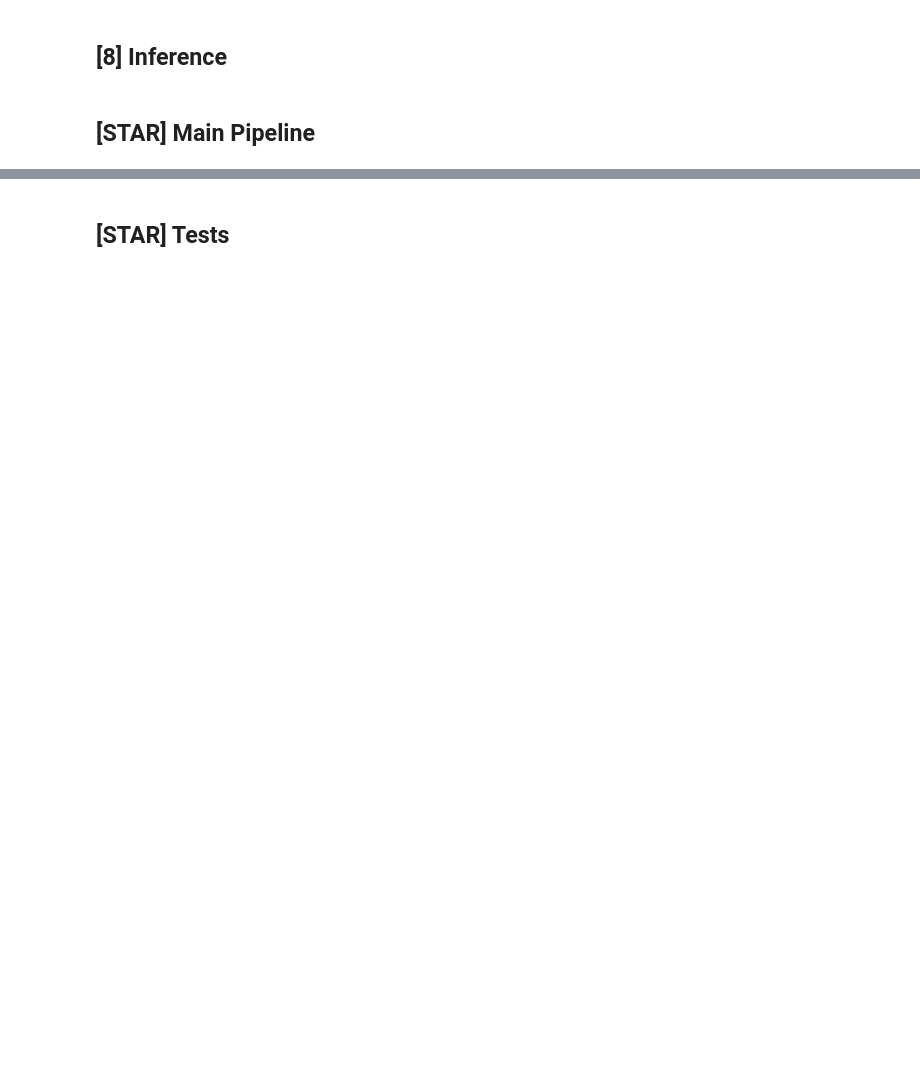
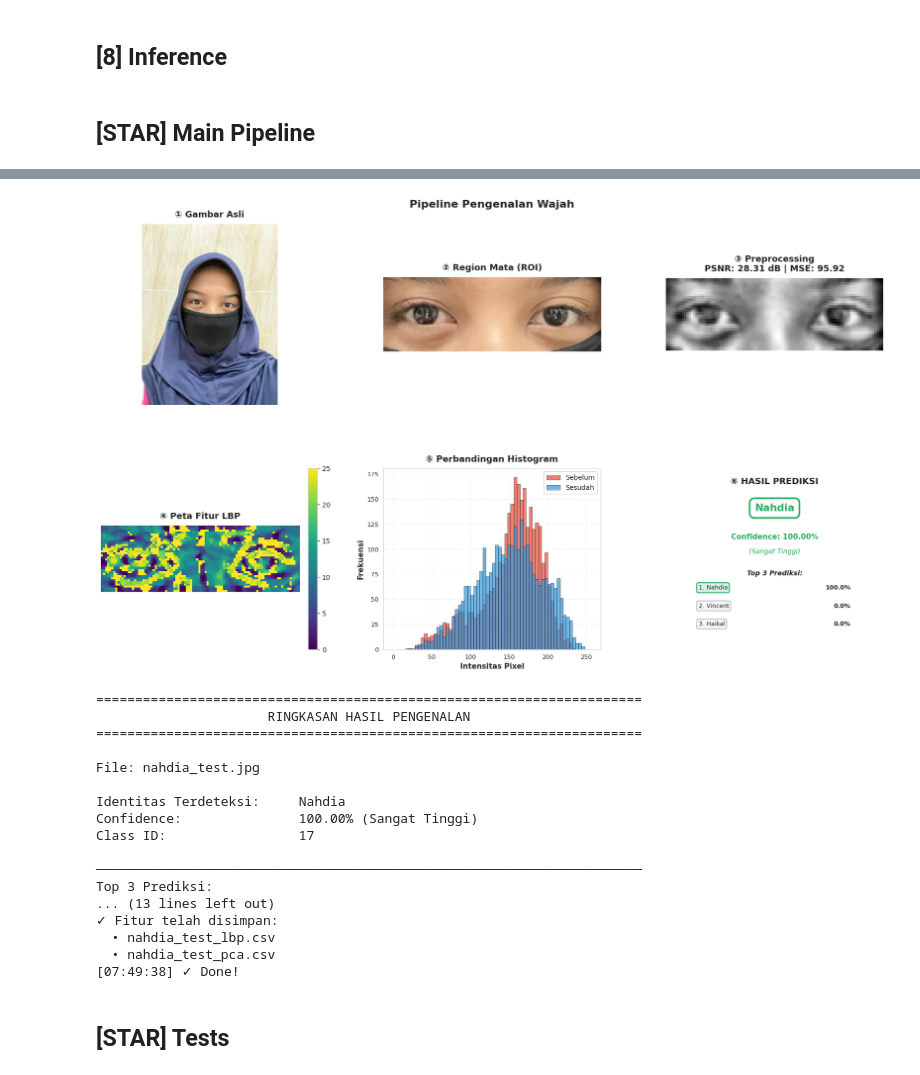
Before and after one commit to HaikalMuhammadRafli/revl, a Jupyter notebook: FINAL_CM_GROUP7.ipynb, the cells around one changed output, grey strips where cells are left out. Drawn from its saved outputs; the diff is of its cells as text; code cells hidden in the pictures; blank space fills up the shorter version.

```diff
--- a/FINAL_CM_GROUP7.ipynb
+++ b/FINAL_CM_GROUP7.ipynb
@@ -57,12 +78,12 @@ CONFIG = {
         'masked': Path('/content/drive/MyDrive/Campus/PCVK_5/IMAGES/PBL/PRIMARY/MASKED'),
         'unmasked': Path('/content/drive/MyDrive/Campus/PCVK_5/IMAGES/PBL/PRIMARY/UNMASKED'),
     },
-    'DATASET_LIMIT': 100,
+    'DATASET_LIMIT': 60,
     'USE_BOTH_SOURCES': True,
     'MODEL_PATH': Path('models'),
     'FACE_DETECTION_CONFIDENCE': 0.5,
     'EYE_ROI_TARGET_SIZE': (96, 32),
-    'NEIGHBORS': 12,
+    'NEIGHBORS': 9,
 }
 
 # Create directories
@@ -71,14 +92,6 @@ CONFIG['MODEL_PATH'].mkdir(parents=True, exist_ok=True)
 # Eye landmark indices
 LEFT_EYE_INDICES = [33, 133, 160, 159, 158, 157, 173]  # Left eye contour
 RIGHT_EYE_INDICES = [362, 263, 387, 386, 385, 384, 398]  # Right eye contour
-
-FACE_OVAL_INDICES = [
-    10, 338, 297, 332, 284, 251, 389, 356, 454,
-    323, 361, 288, 397, 365, 379, 378, 400, 377,
-    152, 148, 176, 149, 150, 136, 172, 58, 132,
-    93, 234, 127, 162, 21, 54, 103, 67, 109
-]
-
 
 # Initialize MediaPipe Face Mesh (global)
 mp_face_mesh = mp.solutions.face_mesh
@@ -243,7 +264,7 @@ def crop_eye_roi(image, landmarks):
 
     # Tambahkan margin di sekitar mata untuk konteks lebih baik
     margin_x = int((x_max - x_min) * 0.1)   # 10% margin horizontal
-    margin_y = int((y_max - y_min) * 1.75)  # 175% margin vertikal (untuk alis)
+    margin_y = int((y_max - y_min) * 1.85)  # 185% margin vertikal (untuk alis)
 
     # Pastikan tidak keluar dari batas gambar
     x_min = max(0, x_min - margin_x)
@@ -1294,9 +1371,10 @@ log(f"  Test Accuracy: {test_accuracy:.4f}")
 # %%
 log("STEP 06: Inference")
 
-image_test_path = "esa_test.jpg"
+image_test_path = "test_images/nahdia_test.jpg"
 
 log(f"Processing test image: {image_test_path}")
 inference_pipeline(image_test_path, knn, pca, scaler, label_to_id, CONFIG['EYE_ROI_TARGET_SIZE'])
 
 log("✓ Done!")
+# %% [output]
@@ -1303,3 +1383,21 @@ log("✓ Done!")
+[figure, added]
+======================================================================
+                      RINGKASAN HASIL PENGENALAN
+======================================================================
+
+File: nahdia_test.jpg
+
+Identitas Terdeteksi:     Nahdia
+Confidence:               100.00% (Sangat Tinggi)
+Class ID:                 17
+
+──────────────────────────────────────────────────────────────────────
+Top 3 Prediksi:
+... (13 lines left out)
+✓ Fitur telah disimpan:
+  • nahdia_test_lbp.csv
+  • nahdia_test_pca.csv
+[07:49:38] ✓ Done!
 # %% [markdown]
 ## **[STAR] Tests**
 # %%
```
Also changed, not shown: parts of 15 cells of this notebook, 3 other files.
